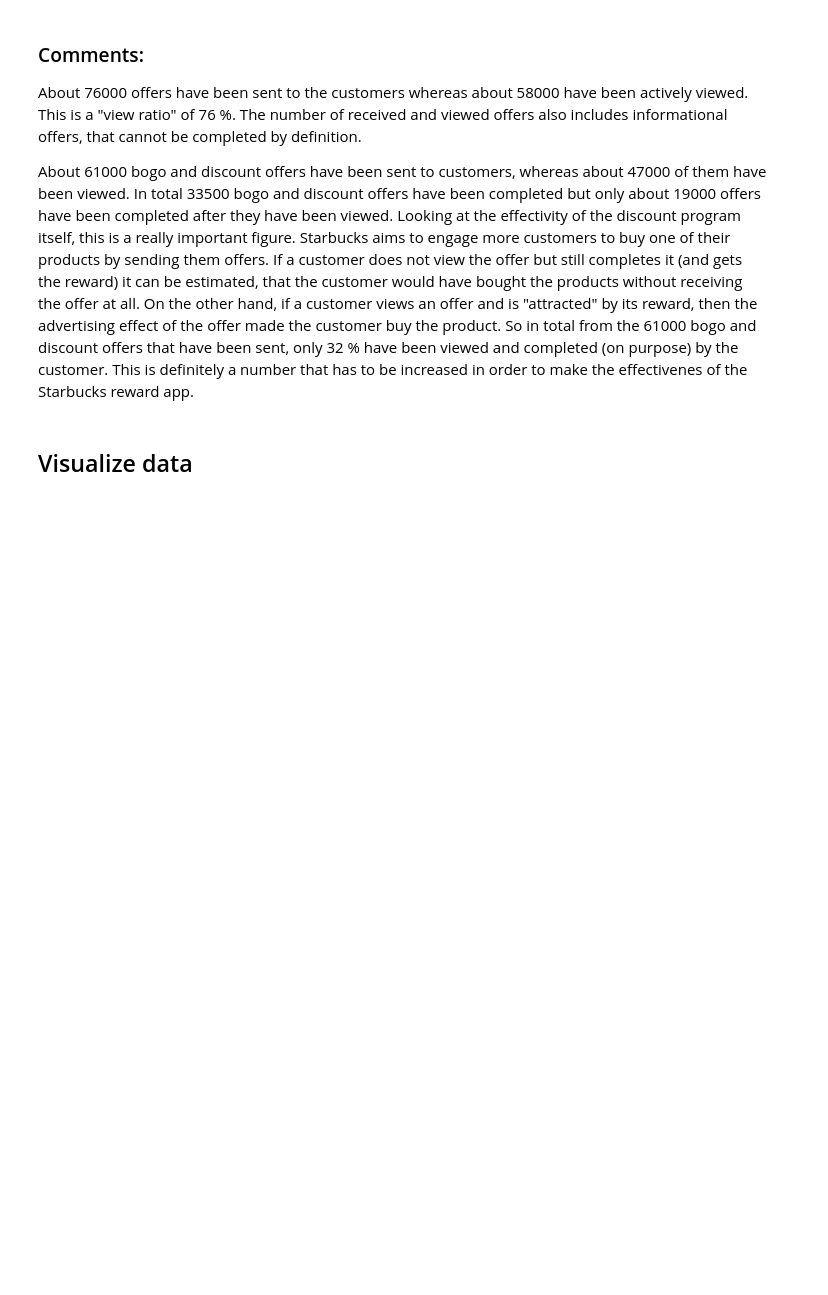
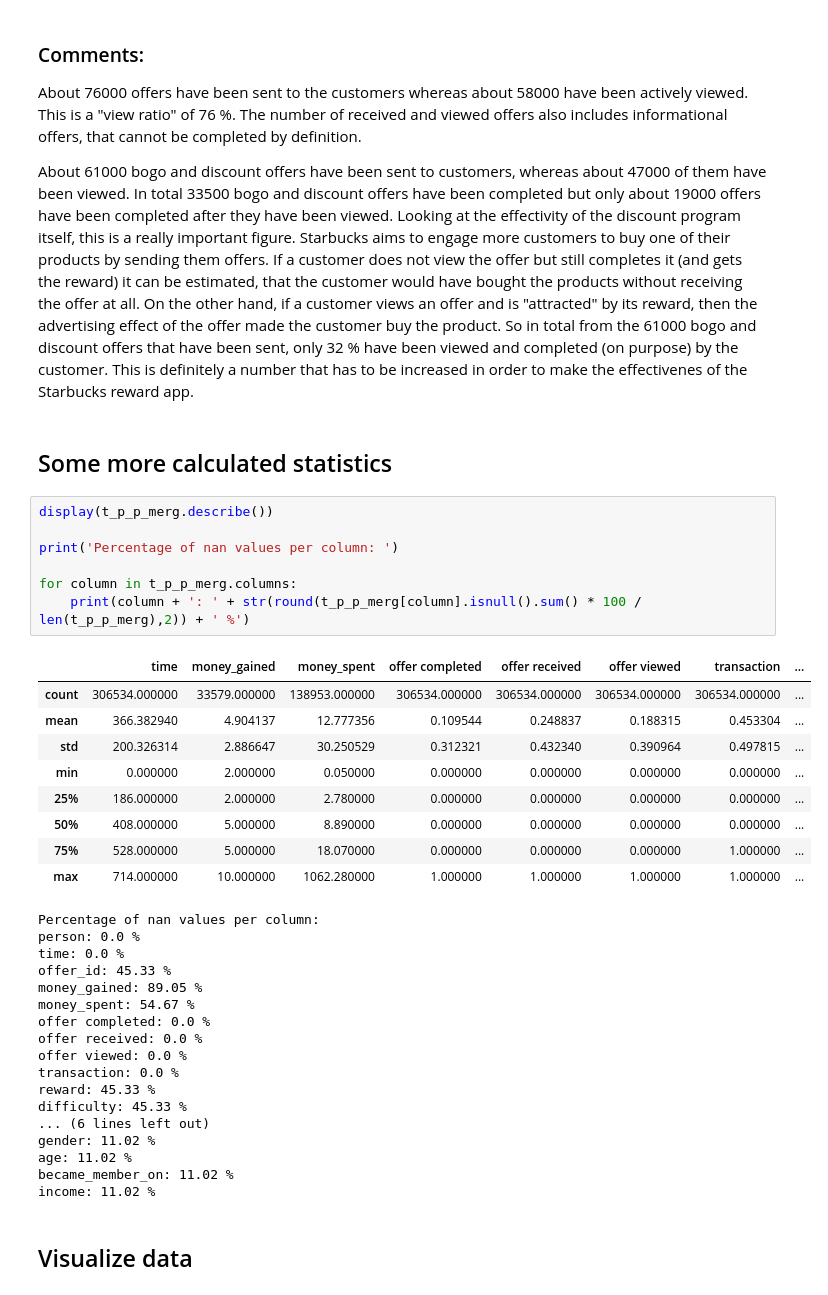
Before and after one commit to Julhornung/Starbucks-Capstone, a Jupyter notebook: Starbucks_Capstone.ipynb, the cells around one changed output. Drawn from its saved outputs; the diff is of its cells as text; blank space fills up the shorter version.

```diff
--- a/Starbucks_Capstone.ipynb
+++ b/Starbucks_Capstone.ipynb
@@ -361,6 +361,42 @@ About 76000 offers have been sent to the customers whereas about 58000 have been
 About 61000 bogo and discount offers have been sent to customers, whereas about 47000 of them have been viewed. In total 33500 bogo and discount offers have been completed but only about 19000 offers have been completed after they have been viewed.
 Looking at the effectivity of the discount program itself, this is a really important figure. Starbucks aims to engage more customers to buy one of their products by sending them offers. If a customer does not view the offer but still completes it (and gets the reward) it can be estimated, that the customer would have bought the products without receiving the offer at all. On the other hand, if a customer views an offer and is "attracted" by its reward, then the advertising effect of the offer made the customer buy the product.
 So in total from the 61000 bogo and discount offers that have been sent, only 32 % have been viewed and completed (on purpose) by the customer. This is definitely a number that has to be increased in order to make the effectivenes of the Starbucks reward app.
+# %% [markdown]
+## Some more calculated statistics
+# %%
+display(t_p_p_merg.describe())
+
+print('Percentage of nan values per column: ')
+
+for column in t_p_p_merg.columns:
+    print(column + ': ' + str(round(t_p_p_merg[column].isnull().sum() * 100 / len(t_p_p_merg),2)) + ' %')
+# %% [output]
+|  | time | money_gained | money_spent | offer completed | offer received | offer viewed | transaction | ... |
+| count | 306534.000000 | 33579.000000 | 138953.000000 | 306534.000000 | 306534.000000 | 306534.000000 | 306534.000000 | ... |
+| mean | 366.382940 | 4.904137 | 12.777356 | 0.109544 | 0.248837 | 0.188315 | 0.453304 | ... |
+| std | 200.326314 | 2.886647 | 30.250529 | 0.312321 | 0.432340 | 0.390964 | 0.497815 | ... |
+| min | 0.000000 | 2.000000 | 0.050000 | 0.000000 | 0.000000 | 0.000000 | 0.000000 | ... |
+| 25% | 186.000000 | 2.000000 | 2.780000 | 0.000000 | 0.000000 | 0.000000 | 0.000000 | ... |
+| 50% | 408.000000 | 5.000000 | 8.890000 | 0.000000 | 0.000000 | 0.000000 | 0.000000 | ... |
+| 75% | 528.000000 | 5.000000 | 18.070000 | 0.000000 | 0.000000 | 0.000000 | 1.000000 | ... |
+| max | 714.000000 | 10.000000 | 1062.280000 | 1.000000 | 1.000000 | 1.000000 | 1.000000 | ... |
+Percentage of nan values per column:
+person: 0.0 %
+time: 0.0 %
+offer_id: 45.33 %
+money_gained: 89.05 %
+money_spent: 54.67 %
+offer completed: 0.0 %
+offer received: 0.0 %
+offer viewed: 0.0 %
+transaction: 0.0 %
+reward: 45.33 %
+difficulty: 45.33 %
+... (6 lines left out)
+gender: 11.02 %
+age: 11.02 %
+became_member_on: 11.02 %
+income: 11.02 %
 # %% [markdown]
 ## Visualize data
 # %% [markdown]
```
Also changed, not shown: parts of 2 cells of this notebook.
